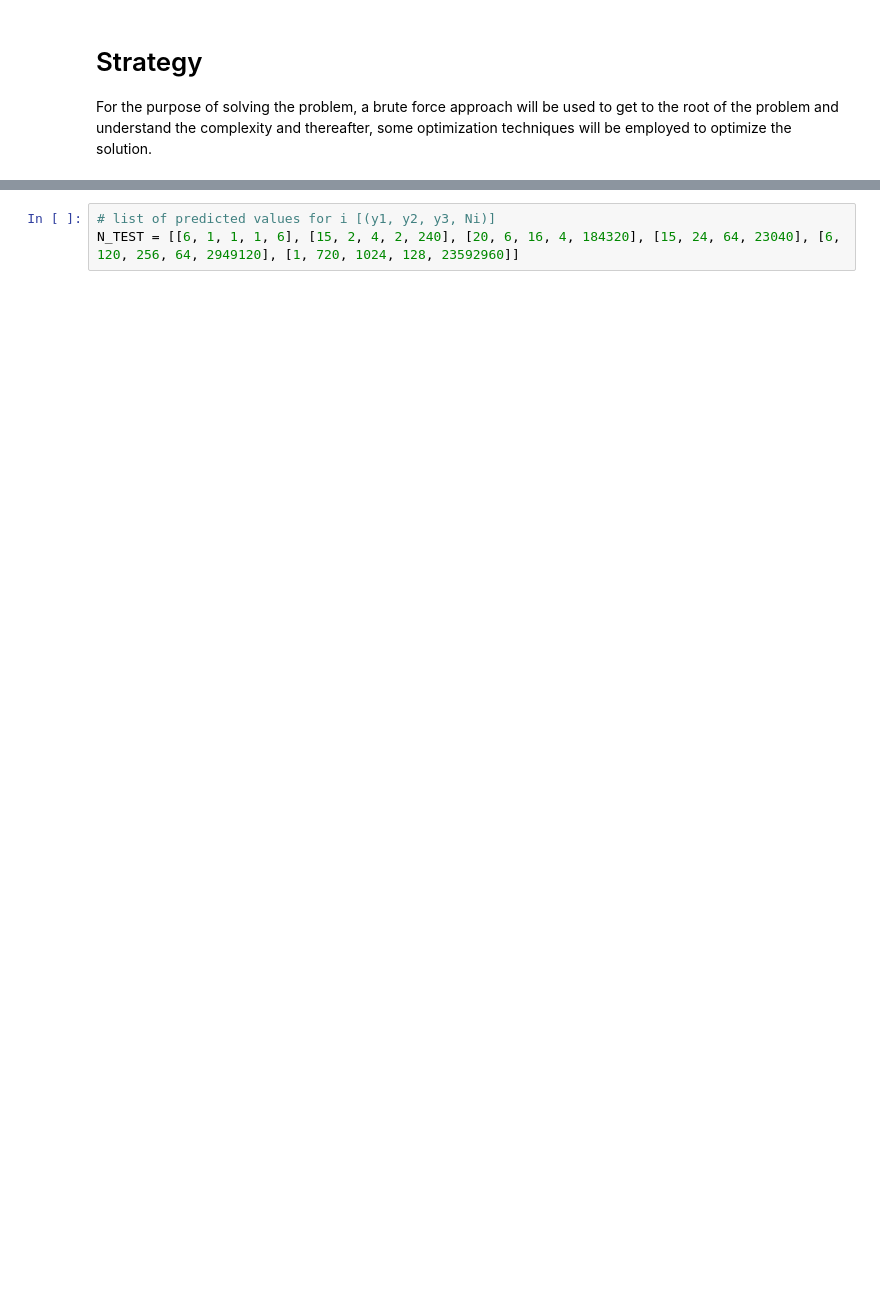
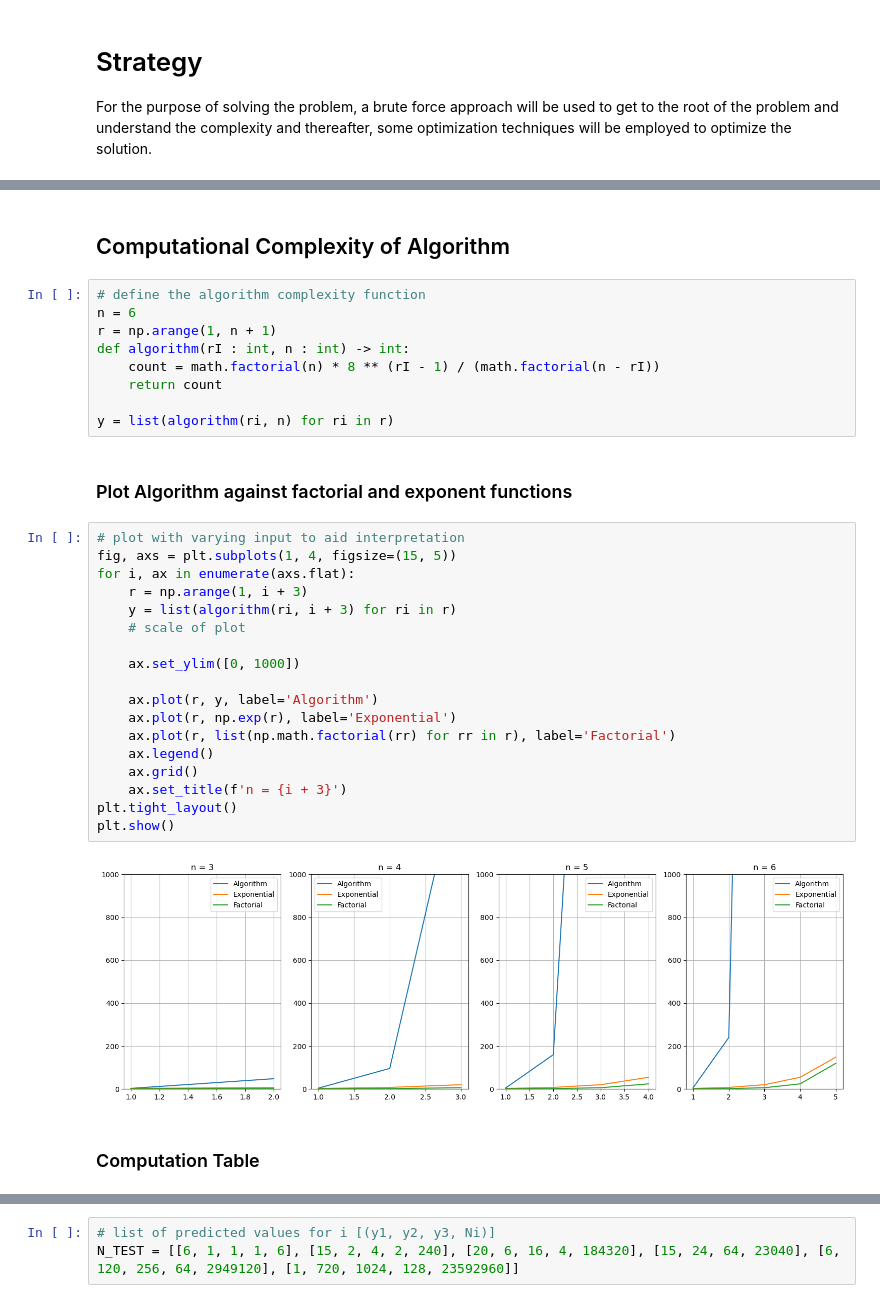
Before and after one commit to intotito/computational_theory, a Jupyter notebook: project.ipynb, the cells around one changed output, grey strips where cells are left out. Drawn from its saved outputs; the diff is of its cells as text; blank space fills up the shorter version.

```diff
--- a/project.ipynb
+++ b/project.ipynb
@@ -229 +74,36 @@ $
+# %% [markdown]
+## Computational Complexity of Algorithm
+# %%
+# define the algorithm complexity function
+n = 6
+r = np.arange(1, n + 1)
+def algorithm(rI : int, n : int) -> int:
+    count = math.factorial(n) * 8 ** (rI - 1) / (math.factorial(n - rI))
+    return count
+
+y = list(algorithm(ri, n) for ri in r)
+# %% [markdown]
+### Plot Algorithm against factorial and exponent functions
+# %%
+# plot with varying input to aid interpretation
+fig, axs = plt.subplots(1, 4, figsize=(15, 5))
+for i, ax in enumerate(axs.flat):
+    r = np.arange(1, i + 3)
+    y = list(algorithm(ri, i + 3) for ri in r)
+    # scale of plot
+
+    ax.set_ylim([0, 1000])
+
+    ax.plot(r, y, label='Algorithm')
+    ax.plot(r, np.exp(r), label='Exponential')
+    ax.plot(r, list(np.math.factorial(rr) for rr in r), label='Factorial')
+    ax.legend()
+    ax.grid()
+    ax.set_title(f'n = {i + 3}')
+plt.tight_layout()
+plt.show()
+# %% [output]
+[figure, added]
+# %% [markdown]
+### Computation Table
 # %% [markdown]
```
Also changed, not shown: parts of 24 cells of this notebook.
